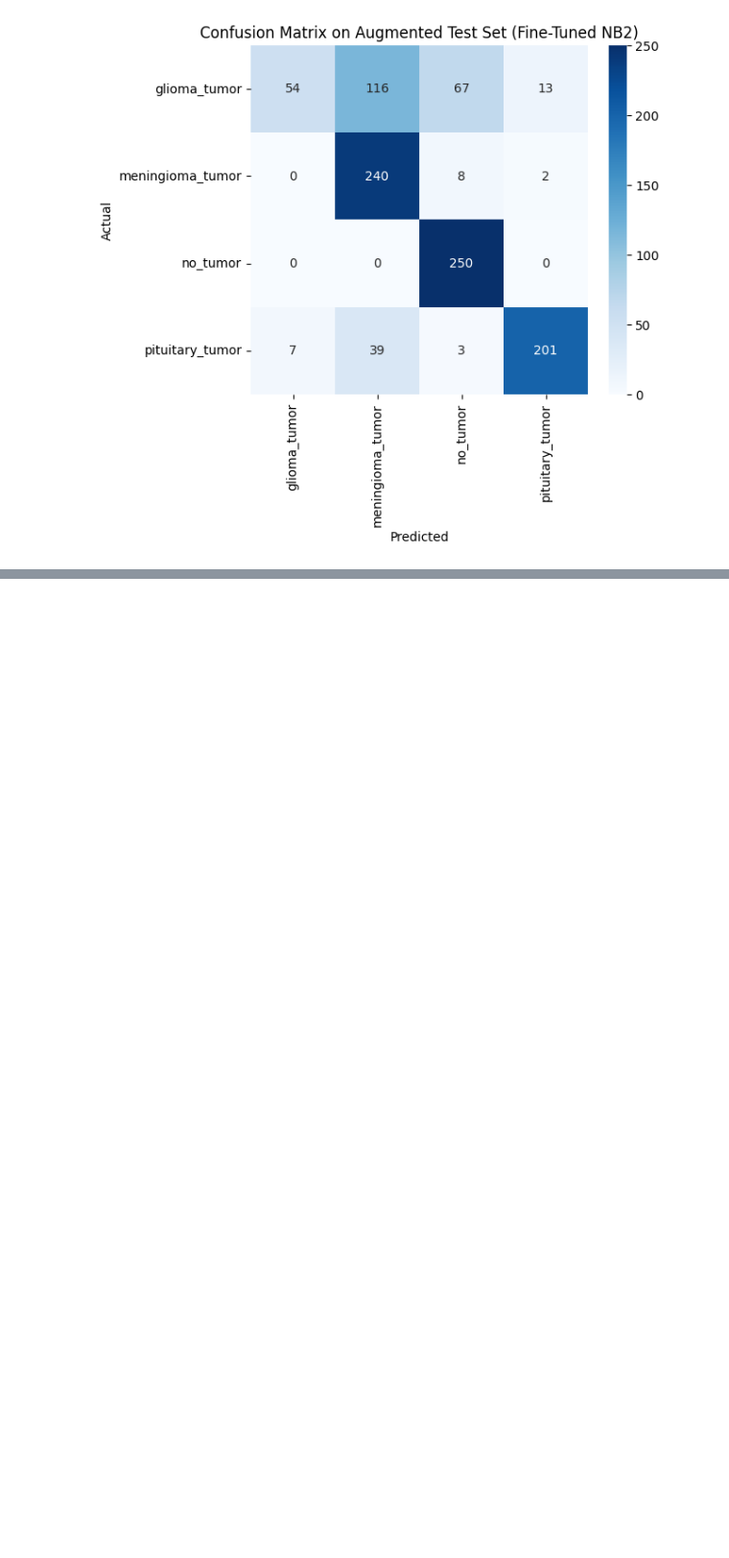
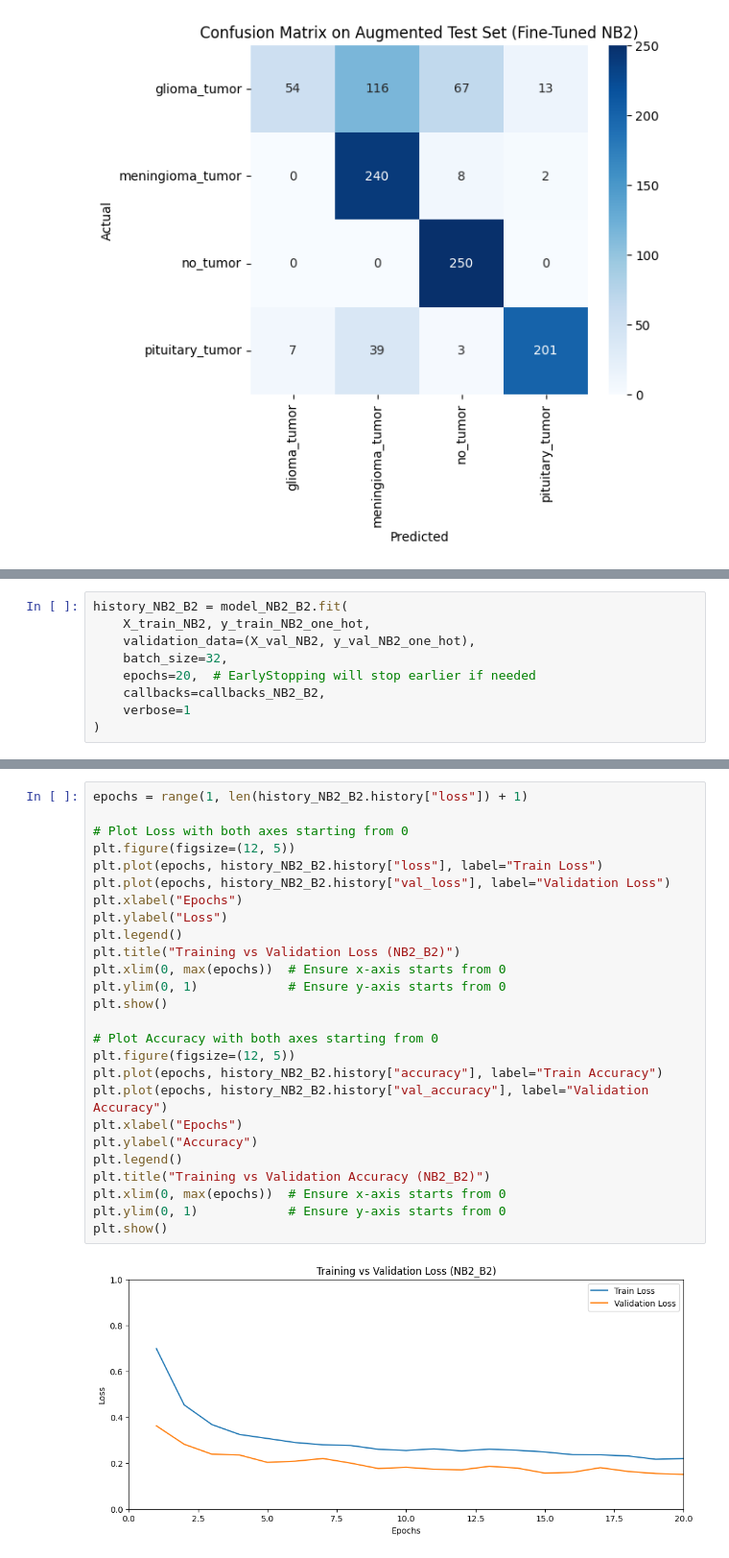
Before and after one commit to GalinaGl/CAS_ADS_2024, a Jupyter notebook: Module6/M6project/GGlousker_M6_project.ipynb, the cells around one changed output, grey strips where cells are left out. Shown at 96% size. Cells and saved outputs as stored; diff of their text form; blank space fills up the shorter version.

```diff
--- a/Module6/M6project/GGlousker_M6_project.ipynb
+++ b/Module6/M6project/GGlousker_M6_project.ipynb
@@ -2093,0 +2178,9 @@ EfficientNetB0 might not be capturing glioma tumors well. Try to use a larger mo
+# %%
+history_NB2_B2 = model_NB2_B2.fit(
+    X_train_NB2, y_train_NB2_one_hot,
+    validation_data=(X_val_NB2, y_val_NB2_one_hot),
+    batch_size=32,
+    epochs=20,  # EarlyStopping will stop earlier if needed
+    callbacks=callbacks_NB2_B2,
+    verbose=1
+)
@@ -2093,0 +2226,28 @@ EfficientNetB0 might not be capturing glioma tumors well. Try to use a larger mo
+# %%
+epochs = range(1, len(history_NB2_B2.history["loss"]) + 1)
+
+# Plot Loss with both axes starting from 0
+plt.figure(figsize=(12, 5))
+plt.plot(epochs, history_NB2_B2.history["loss"], label="Train Loss")
+plt.plot(epochs, history_NB2_B2.history["val_loss"], label="Validation Loss")
+plt.xlabel("Epochs")
+plt.ylabel("Loss")
+plt.legend()
+plt.title("Training vs Validation Loss (NB2_B2)")
+plt.xlim(0, max(epochs))  # Ensure x-axis starts from 0
+plt.ylim(0, 1)            # Ensure y-axis starts from 0
+plt.show()
+
+# Plot Accuracy with both axes starting from 0
+plt.figure(figsize=(12, 5))
+plt.plot(epochs, history_NB2_B2.history["accuracy"], label="Train Accuracy")
+plt.plot(epochs, history_NB2_B2.history["val_accuracy"], label="Validation Accuracy")
+plt.xlabel("Epochs")
+plt.ylabel("Accuracy")
+plt.legend()
+plt.title("Training vs Validation Accuracy (NB2_B2)")
+plt.xlim(0, max(epochs))  # Ensure x-axis starts from 0
+plt.ylim(0, 1)            # Ensure y-axis starts from 0
+plt.show()
+# %% [output]
+[figure, added]
```
Also changed, not shown: parts of 10 cells of this notebook, 4 other files.
